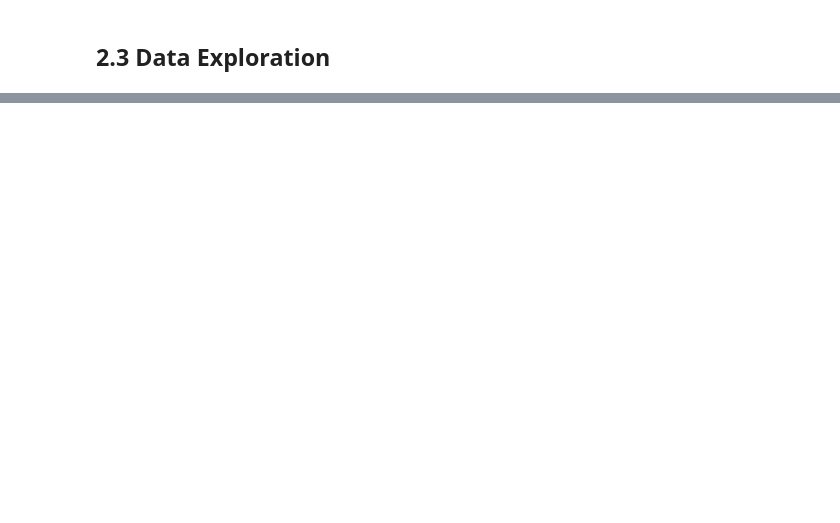
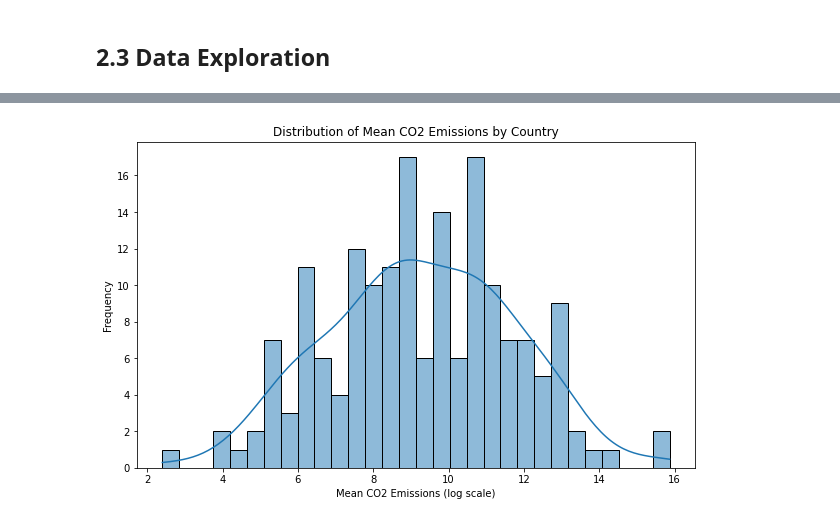
Before and after one commit to CarinaQi/CO2-Emissions-CRISP-DM, a Jupyter notebook: Spark DataFrame - Basics.ipynb, the cells around one changed output, grey strips where cells are left out. Cells and saved outputs as stored; diff of their text form; code cells hidden in the pictures; blank space fills up the shorter version.

```diff
--- a/Spark DataFrame - Basics.ipynb
+++ b/Spark DataFrame - Basics.ipynb
@@ -360,0 +715,18 @@ sorted_abs_correlation_df.show(truncate=False)
+# %%
+# Import necessary libraries for plotting
+import numpy as np
+import matplotlib.pyplot as plt
+import seaborn as sns
+
+# Apply logarithmic transformation to the 'Mean_CO2_Emissions' column
+mean_co2_pd['log_Mean_CO2_Emissions'] = np.log(mean_co2_pd['Mean_CO2_Emissions'] + 1)  # Adding 1 to handle zero values
+
+# Plot the distribution of mean CO2 emissions
+plt.figure(figsize=(10, 6))
+sns.histplot(mean_co2_pd["log_Mean_CO2_Emissions"], bins=30, kde=True)
+plt.title("Distribution of Mean CO2 Emissions by Country")
+plt.xlabel("Mean CO2 Emissions (log scale)")
+plt.ylabel("Frequency")
+plt.show()
+# %% [output]
+[figure, added]
```
Also changed, not shown: parts of 49 cells of this notebook.
